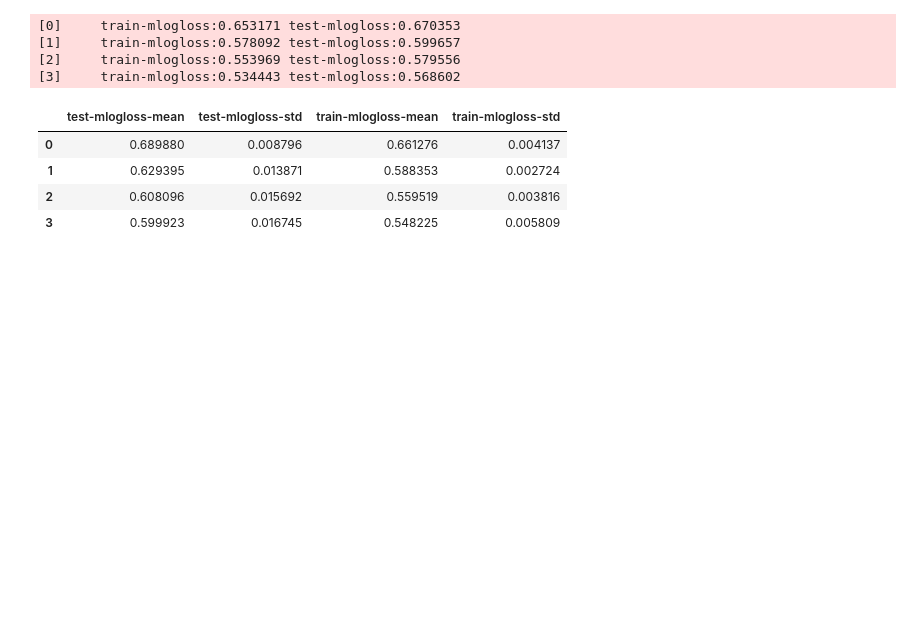
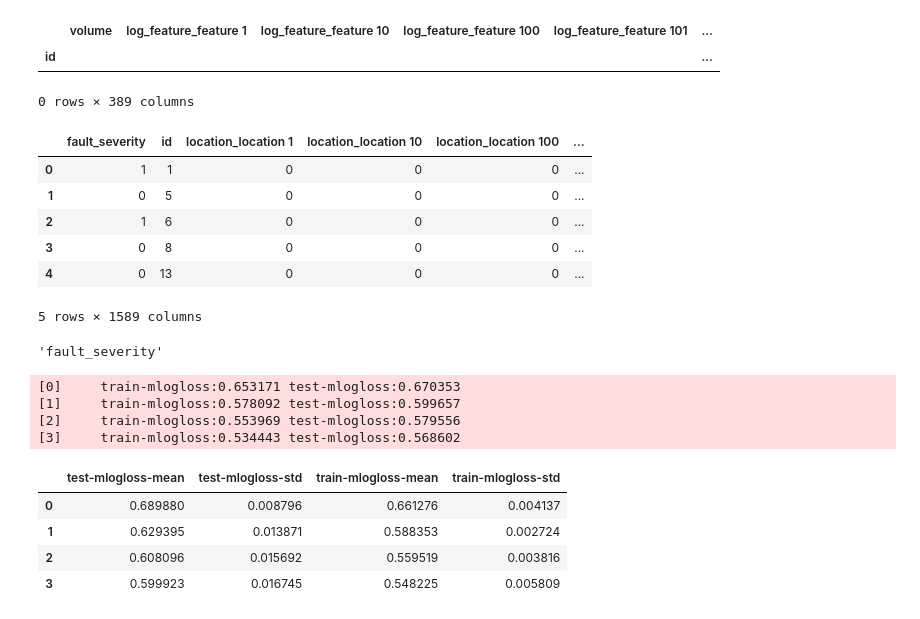
Before and after one commit to blackwhitehere/telstra, a Jupyter notebook: pipe.ipynb, the cells around one changed output. Drawn from its saved outputs; the diff is of its cells as text; code cells hidden in the pictures; blank space fills up the shorter version.

```diff
--- a/pipe.ipynb
+++ b/pipe.ipynb
@@ -77,3 +73,62 @@ test_features = join.loc['test'][features]
+# %%
+#normalizes a continuous feature
+join['volume']=pre.scale(join['volume'].astype(float))
+
+#fills in missing data
+from sklearn.base import TransformerMixin
+class DataFrameImputer(TransformerMixin):
+    def fit(self, X, y=None):
+        self.fill = pd.Series([X[c].value_counts().index[0]
+            if X[c].dtype == np.dtype('O') else X[c].median() for c in X],
+            index=X.columns)
+        return self
+    def transform(self, X, y=None):
+        return X.fillna(self.fill)
+
+join = DataFrameImputer().fit_transform(join)
+#join=join.fillna(value=0)
+
+#creates features and targets for final training
+features=join.columns
+non_features=[]
+for x in columns:
+    if "_nan" in x:
+        features.remove(x)
+
+features=features.values
+features=features[2:]
+
+train_features = join.loc['train'][features]
+train_target = join.loc['train']['fault_severity']
+
+test_features = join.loc['test'][features]
+# %%
+datasets['feature'][datasets['feature']['log_feature_nan']!=0]
+# %% [output]
+|  | volume | log_feature_feature 1 | log_feature_feature 10 | log_feature_feature 100 | log_feature_feature 101 | ... |
+| id |  |  |  |  |  | ... |
+0 rows × 389 columns
+# %%
+join=pd.merge(join,df_prior,on='id')
+join.head()
+# %% [output]
+|  | fault_severity | id | location_location 1 | location_location 10 | location_location 100 | ... |
+| 0 | 1 | 1 | 0 | 0 | 0 | ... |
+| 1 | 0 | 5 | 0 | 0 | 0 | ... |
+| 2 | 1 | 6 | 0 | 0 | 0 | ... |
+| 3 | 0 | 8 | 0 | 0 | 0 | ... |
+| 4 | 0 | 13 | 0 | 0 | 0 | ... |
+5 rows × 1589 columns
+# %%
+df_prior=join.loc['train'].groupby('id').mean()
+df_prior['id']=df_prior.index
+df_prior=df_prior[['id','fault_severity']]
+df_prior.columns=['id','prior']
+join=pd.merge(join,df_prior,on='id')
+join.fillna(value=0)
+join.head(15)
+# %% [output]
+'fault_severity'
 # %%
 import xgboost as xgb
 
```
Also changed, not shown: parts of 2 cells of this notebook.
